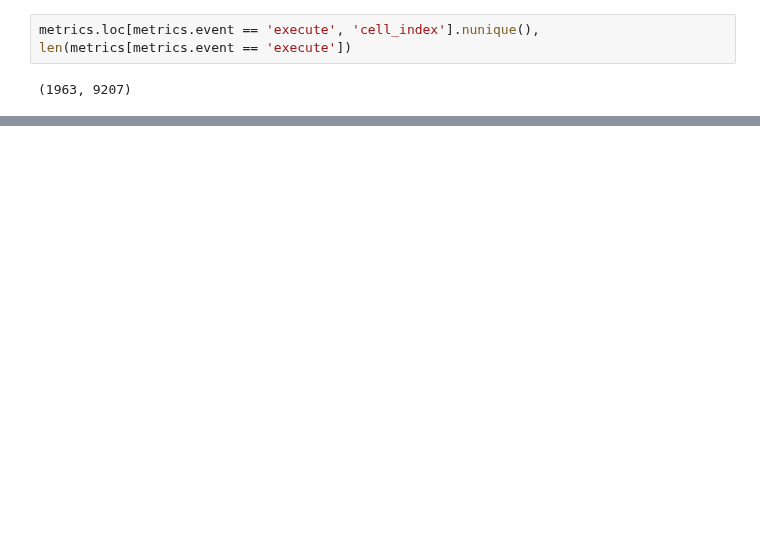
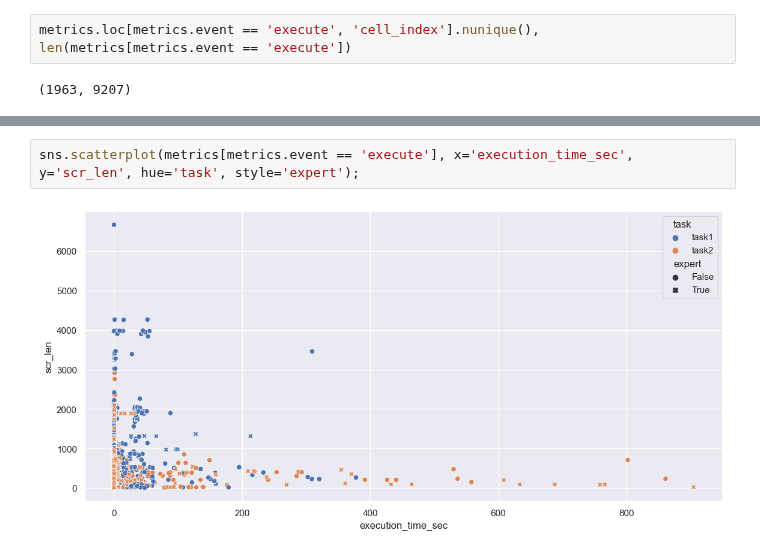
Before and after one commit to konstantgr/jupyter-logs-analysis, a Jupyter notebook: analysis/02-0-time-analysis.ipynb, the cells around one changed output, grey strips where cells are left out. Saved outputs shown, nothing was run; the diff lists cells and outputs as text; blank space fills up the shorter version.

```diff
--- a/analysis/02-0-time-analysis.ipynb
+++ b/analysis/02-0-time-analysis.ipynb
@@ -184,0 +190,4 @@ Index(['index', 'time', 'session_id', 'kernel_id_x', 'notebook_name', 'event',
+# %%
+sns.scatterplot(metrics[metrics.event == 'execute'], x='execution_time_sec', y='scr_len', hue='task', style='expert');
+# %% [output]
+[figure, added]
```
Also changed, not shown: parts of 36 cells of this notebook.
